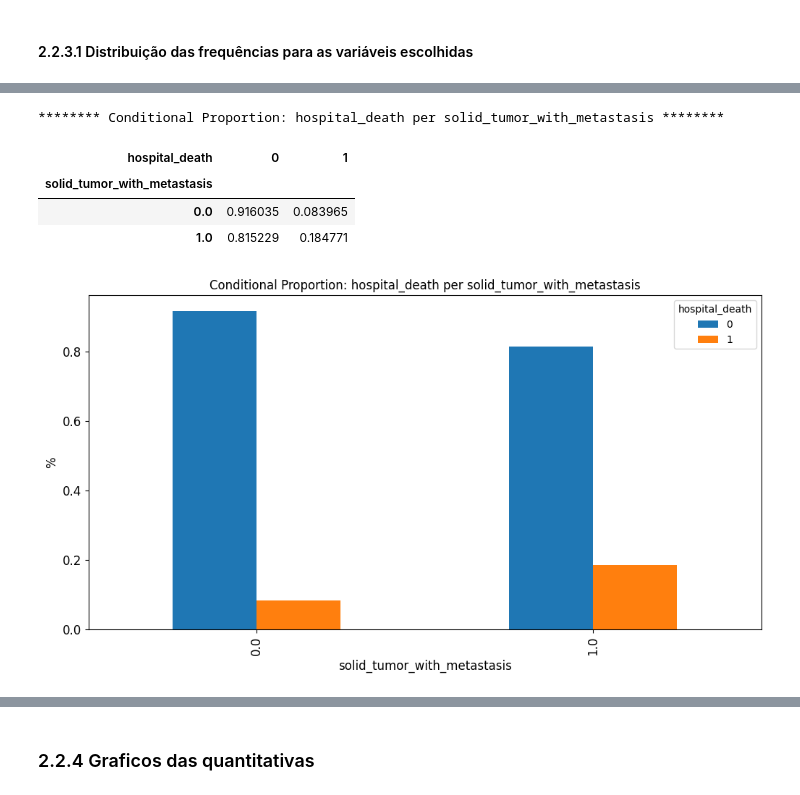
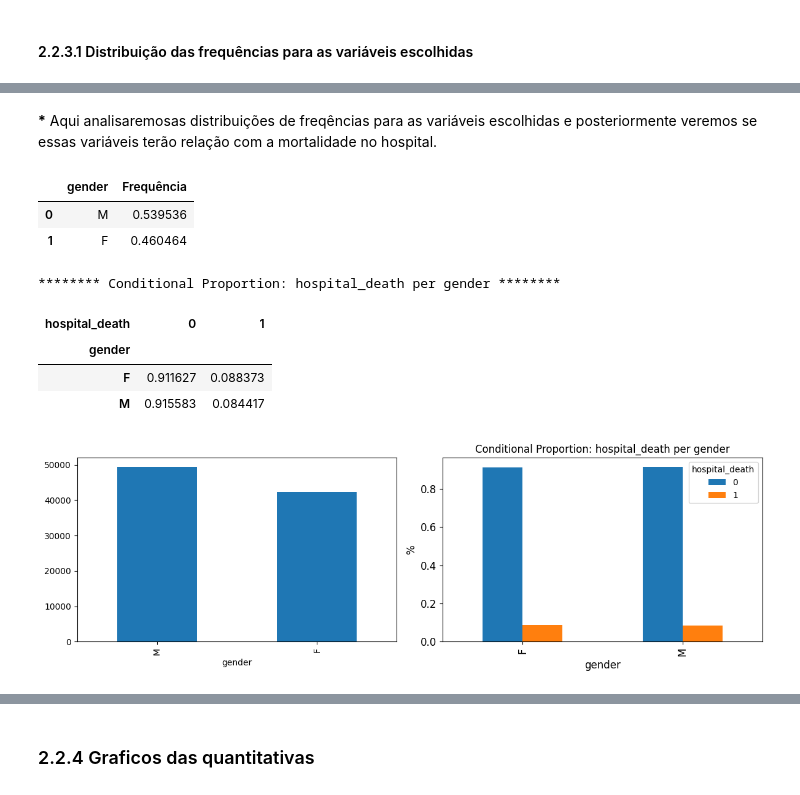
Before and after one commit to kaioreidela/Death_Prediction_in_ICU, a Jupyter notebook: estatistica_real.ipynb, the cells around one changed output, grey strips where cells are left out. Cells and saved outputs as stored; diff of their text form; code cells hidden in the pictures.

```diff
--- a/estatistica_real.ipynb
+++ b/estatistica_real.ipynb
@@ -60,16 +57,20 @@ Já essas outras duas variáveis são qualitativas sendo que __bmi__ é qualitat
 # %% [markdown]
 Aqui estarão asfunções de associção entre variaveis qualitativas e quantitativas usadas para descrever e entender relações das variáveis por meio de gráficos e tabelas.
 # %%
-def grafico_qualitativa(var,dataframe):
+def grafico_qualitativa(var,dataframe, ax=None):
      dados_qualitativa = dataframe[var].value_counts(normalize = True).reset_index(name='Frequência').rename(columns={'index':var})
      display(dados_qualitativa)
-     plt.figure(figsize=(10, 3))
+
+     if ax is None:
+          fig, ax = plt.subplots(figsize=(12, 4))
+
      dados_grafico = dataframe[var].value_counts()
-     dados_grafico.plot(kind='bar')
+     dados_grafico = dataframe[var].value_counts()
+     dados_grafico.plot(kind='bar', ax=ax)
+
      plt.xlabel('Valores')
      plt.ylabel('Frequência')
      plt.title(f'Gráfico da Frequência:{var}')
-     plt.show()
 # %%
 def qualitativaXquantativa(varName1,varName2,dataframe):
     title = varName1 + " per " + varName2
@@ -79,12 +80,16 @@ def qualitativaXquantativa(varName1,varName2,dataframe):
     boxVarS.set_ylabel(varName1,fontsize=12);
     boxVarS.set_xlabel(varName2,fontsize=12);
 # %%
-def QualiQualiAssociation(varName1, varName2,dataframe):
+def QualiQualiAssociation(varName1, varName2,dataframe, ax=None):
     SQ_tb = pd.crosstab(index = dataframe[varName1],columns = dataframe[varName2], normalize = "index")#, margins = True
     title = "Conditional Proportion: " + varName2  + " per " +  varName1
     print("******** " + title + " ********")
     display(SQ_tb)
-    image = SQ_tb.plot(kind="bar", figsize=(10,6), stacked=False,title=title,fontsize=12)
+
+    if ax is None:
+        fig, ax = plt.subplots(figsize=(12, 4))
+
+    image = SQ_tb.plot(kind="bar", figsize=(12,4), stacked=False,title=title,fontsize=12,ax= ax)
     image.set_ylabel("%",fontsize=12)
     image.set_xlabel(varName1,fontsize=12)
 # %%
@@ -155,9 +106,18 @@ QualiQualiAssociation("diabetes_mellitus","hospital_death",dados)
-# %%
-QualiQualiAssociation("solid_tumor_with_metastasis","hospital_death",dados)
-# %% [output]
-******** Conditional Proportion: hospital_death per solid_tumor_with_metastasis ********
-| hospital_death | 0 | 1 |
-| solid_tumor_with_metastasis |  |  |
-| 0.0 | 0.916035 | 0.083965 |
-| 1.0 | 0.815229 | 0.184771 |
-[figure, removed]
+# %% [markdown]
+__*__ Aqui analisaremosas distribuições de freqências para as variáveis escolhidas e posteriormente veremos se essas variáveis terão relação com a mortalidade no hospital.
+# %%
+fig, axs = plt.subplots(1, 2, figsize=(12, 4))
+grafico_qualitativa("gender", dados, axs[0])
+QualiQualiAssociation("gender","hospital_death",dados,axs[1])
+plt.tight_layout()
+plt.show()
+# %% [output]
+|  | gender | Frequência |
+| 0 | M | 0.539536 |
+| 1 | F | 0.460464 |
+******** Conditional Proportion: hospital_death per gender ********
+| hospital_death | 0 | 1 |
+| gender |  |  |
+| F | 0.911627 | 0.088373 |
+| M | 0.915583 | 0.084417 |
+[figure, added]
```
Also changed, not shown: parts of 18 cells of this notebook.
